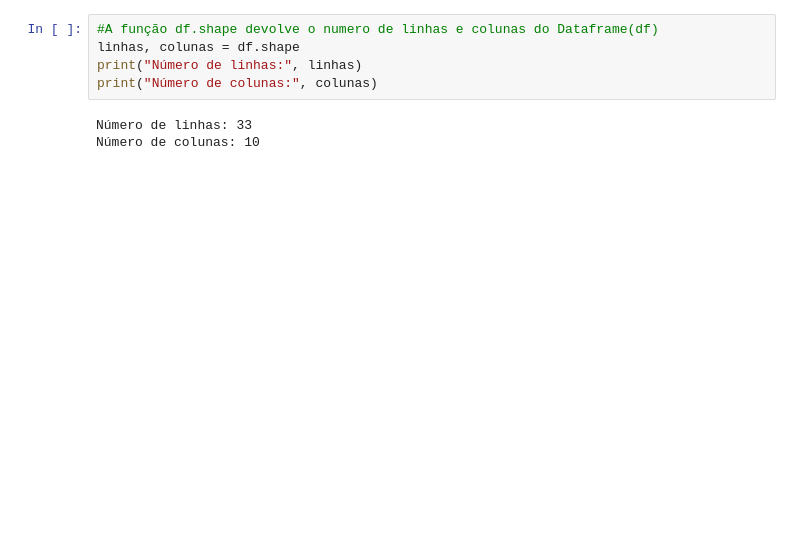
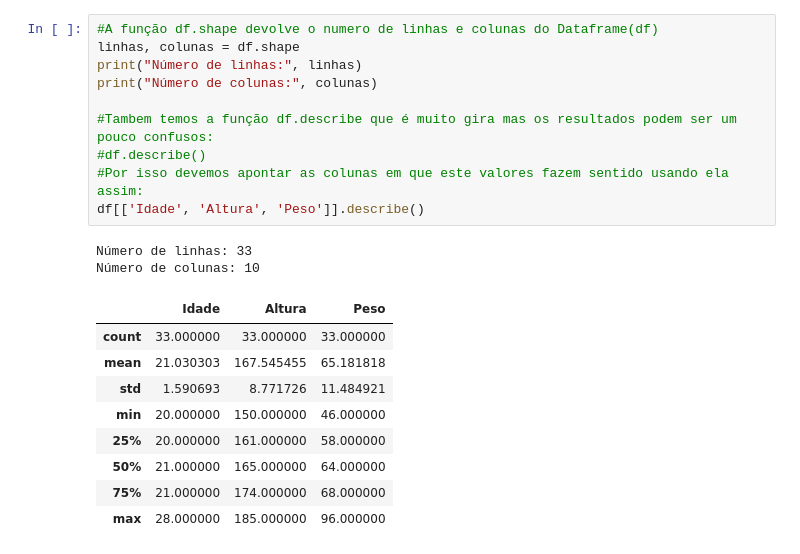
Before and after one commit to RuiRodrigues-lab/DataScienceFE, a Jupyter notebook: CP2.ipynb, the cells around one changed output. Drawn from its saved outputs; the diff is of its cells as text; blank space fills up the shorter version.

```diff
--- a/CP2.ipynb
+++ b/CP2.ipynb
@@ -29,8 +29,22 @@ Saving CP2.xlsx to CP2 (4).xlsx
 # %%
 #A função df.shape devolve o numero de linhas e colunas do Dataframe(df)
 linhas, colunas = df.shape
 print("Número de linhas:", linhas)
 print("Número de colunas:", colunas)
+
+#Tambem temos a função df.describe que é muito gira mas os resultados podem ser um pouco confusos:
+#df.describe()
+#Por isso devemos apontar as colunas em que este valores fazem sentido usando ela assim:
+df[['Idade', 'Altura', 'Peso']].describe()
 # %% [output]
 Número de linhas: 33
 Número de colunas: 10
+|  | Idade | Altura | Peso |
+| count | 33.000000 | 33.000000 | 33.000000 |
+| mean | 21.030303 | 167.545455 | 65.181818 |
+| std | 1.590693 | 8.771726 | 11.484921 |
+| min | 20.000000 | 150.000000 | 46.000000 |
+| 25% | 20.000000 | 161.000000 | 58.000000 |
+| 50% | 21.000000 | 165.000000 | 64.000000 |
+| 75% | 21.000000 | 174.000000 | 68.000000 |
+| max | 28.000000 | 185.000000 | 96.000000 |
```
Also changed, not shown: parts of 2 cells of this notebook.
